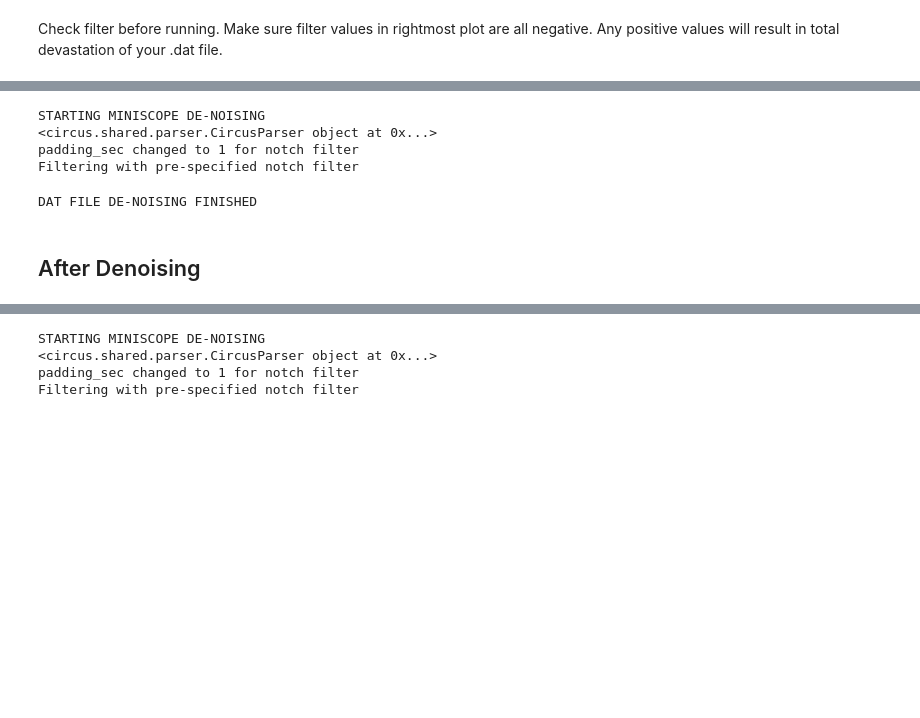
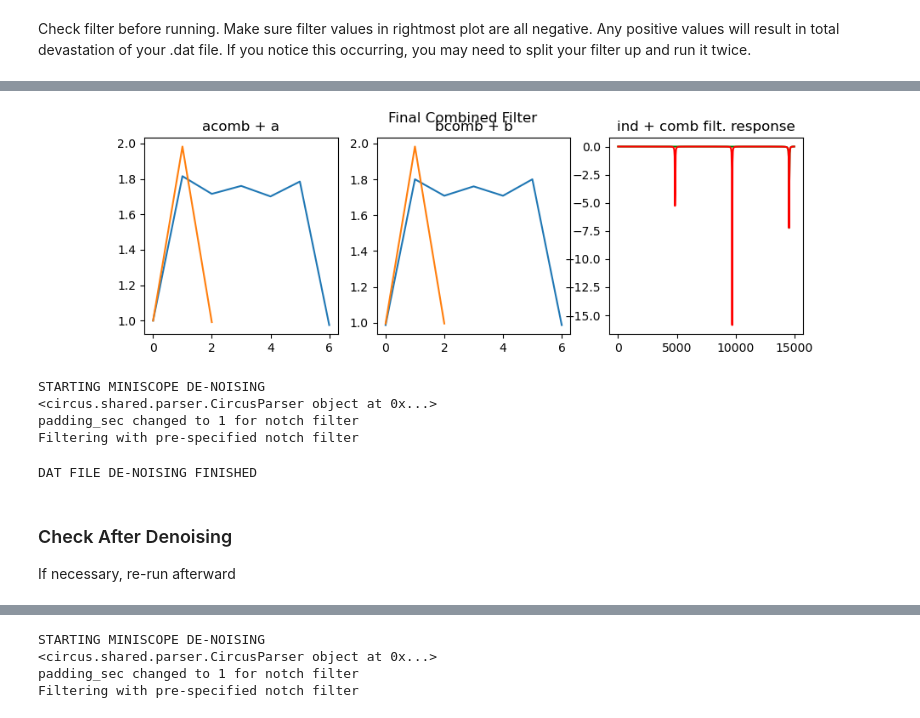
Before and after one commit to diba-lab/NeuroPy, a Jupyter notebook: notebooks/Miniscope_Denoise.ipynb, the cells around one changed output, grey strips where cells are left out. Saved outputs shown, nothing was run; the diff lists cells and outputs as text; code cells hidden in the pictures; blank space fills up the shorter version.

```diff
--- a/notebooks/Miniscope_Denoise.ipynb
+++ b/notebooks/Miniscope_Denoise.ipynb
@@ -55,30 +65,17 @@ Yikes. A lot of noise.
 # %% [markdown]
-Check filter before running. Make sure filter values in rightmost plot are all negative. Any positive values will result in total devastation of your .dat file.
+Check filter before running. Make sure filter values in rightmost plot are all negative. Any positive values will result in total devastation of your .dat file.  If you notice this occurring, you may need to split your filter up and run it twice.
 # %%
-%matplotlib notebook
-sys.path.extend(['/data/GitHub/spyking-circus/'])  # for linux
+%matplotlib widget
+
 from circus.filtering import miniscope_filter
 dat_file = str(Path(os.getcwd()) / dat_filename)
 
-# Round1 with all combined
-base_freq = 5028
-base_freq2 = 5045
-base_freq3 = 4845
-base_freq4 = 4855
-base_freq5 = 4815
+# Round1 with all combined -
+base_freq = 4847
 notch_filter = [
-            {"w0": base_freq, "bw": 40, "Q": None},
-            {"w0": 2 * base_freq, "bw": 40, "Q": None},
-            {"w0": base_freq2, "bw": 40, "Q": None},
-            {"w0": 2 * base_freq2, "bw": 40, "Q": None},
-            {"w0": base_freq3, "bw": 40, "Q": None},
-            {"w0": 2 * base_freq3, "bw": 40, "Q": None},
-            {"w0": 3 * base_freq3, "bw": 40, "Q": None},
-            {"w0": base_freq4, "bw": 40, "Q": None},
-            {"w0": 2 * base_freq4, "bw": 40, "Q": None},
-            {"w0": 3 * base_freq4, "bw": 40, "Q": None},
-            {"w0": 14870, "bw": 60, "Q": None},
-            {"w0": 14910, "bw": 60, "Q": None},
+            {"w0": base_freq, "bw": 40, "Q": None},  # Adjust width by varying "bw" paramater
+            {"w0": 2 * base_freq, "bw": 40, "Q": None}, # 2nd harmonic
+            {"w0": 3 * base_freq, "bw": 40, "Q": None}# 3rd harmonic
 ]
 
 check_filter(notch_filter)
@@ -88,3 +83,4 @@ check_filter(notch_filter)
+[figure, added]
 # %%
 miniscope_filter(dat_file, top_limit=0, notch_filter=notch_filter)
 # %% [output]
@@ -94,5 +90,6 @@ padding_sec changed to 1 for notch filter
 Filtering with pre-specified notch filter
 DAT FILE DE-NOISING FINISHED
 # %% [markdown]
-## After Denoising
+### Check After Denoising
+If necessary, re-run afterward
 # %%
```
Also changed, not shown: parts of 23 cells of this notebook.
